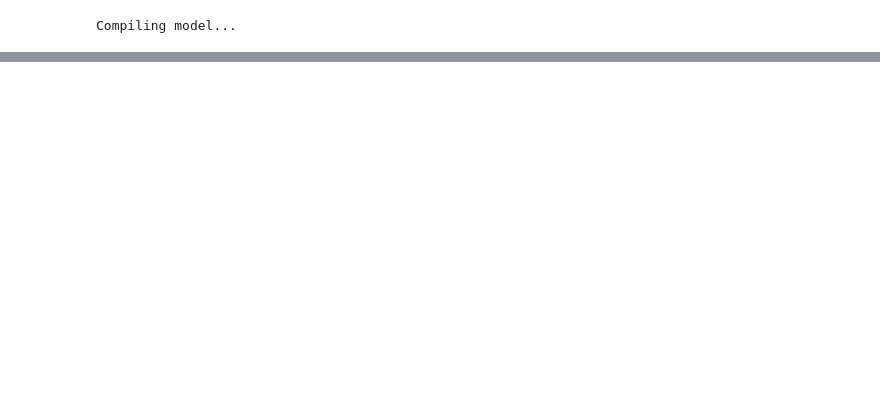
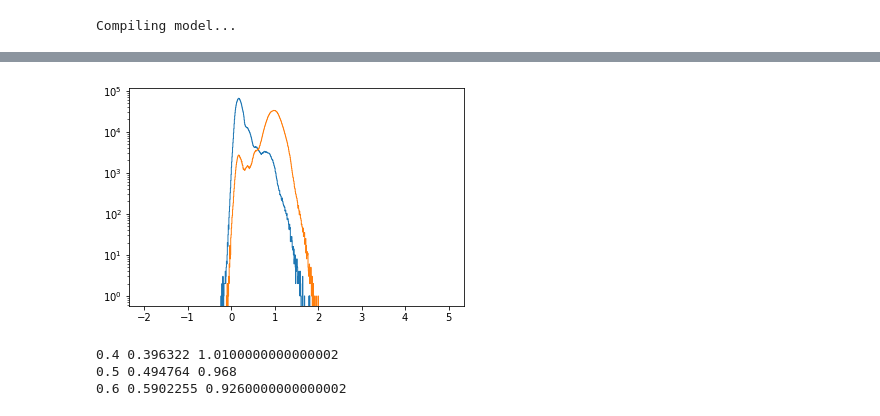
Before and after one commit to rateixei/HAT, a Jupyter notebook: notebooks/AdvTest.ipynb, the cells around one changed output, grey strips where cells are left out. Cells and saved outputs as stored; diff of their text form; code cells hidden in the pictures; blank space fills up the shorter version.

```diff
--- a/notebooks/AdvTest.ipynb
+++ b/notebooks/AdvTest.ipynb
@@ -240,0 +247,2 @@ ValueError: The truth value of an array with more than one element is ambiguous.
+# %%
+advtrained_yhat = my_hat.discriminant.predict(X_all, verbose=True, batch_size=1028)
@@ -240,0 +261,21 @@ ValueError: The truth value of an array with more than one element is ambiguous.
+# %%
+plt.figure()
+plt.hist( advtrained_yhat[Y_all == 0], bins=1000, range=(-2, 5), histtype='step' )
+ns, bs, _ = plt.hist( advtrained_yhat[Y_all == 1], bins=1000, range=(-2, 5), histtype='step' )
+plt.yscale('log')
+plt.show()
+# %% [output]
+[figure, added]
+# %%
+wps_adv = {'0.4':0, '0.5': 0, '0.6': 0}
+for wp in wps_adv:
+    for ib in range(0, len(bs)-1):
+        eff = ns[ib:].sum()/ns.sum()
+        if eff < float(wp):
+            print(wp, eff, bs[ib])
+            wps_adv[wp] = bs[ib]
+            break
+# %% [output]
+0.4 0.396322 1.0100000000000002
+0.5 0.494764 0.968
+0.6 0.5902255 0.9260000000000002
```
Also changed, not shown: parts of 15 cells of this notebook, 1 other file.
